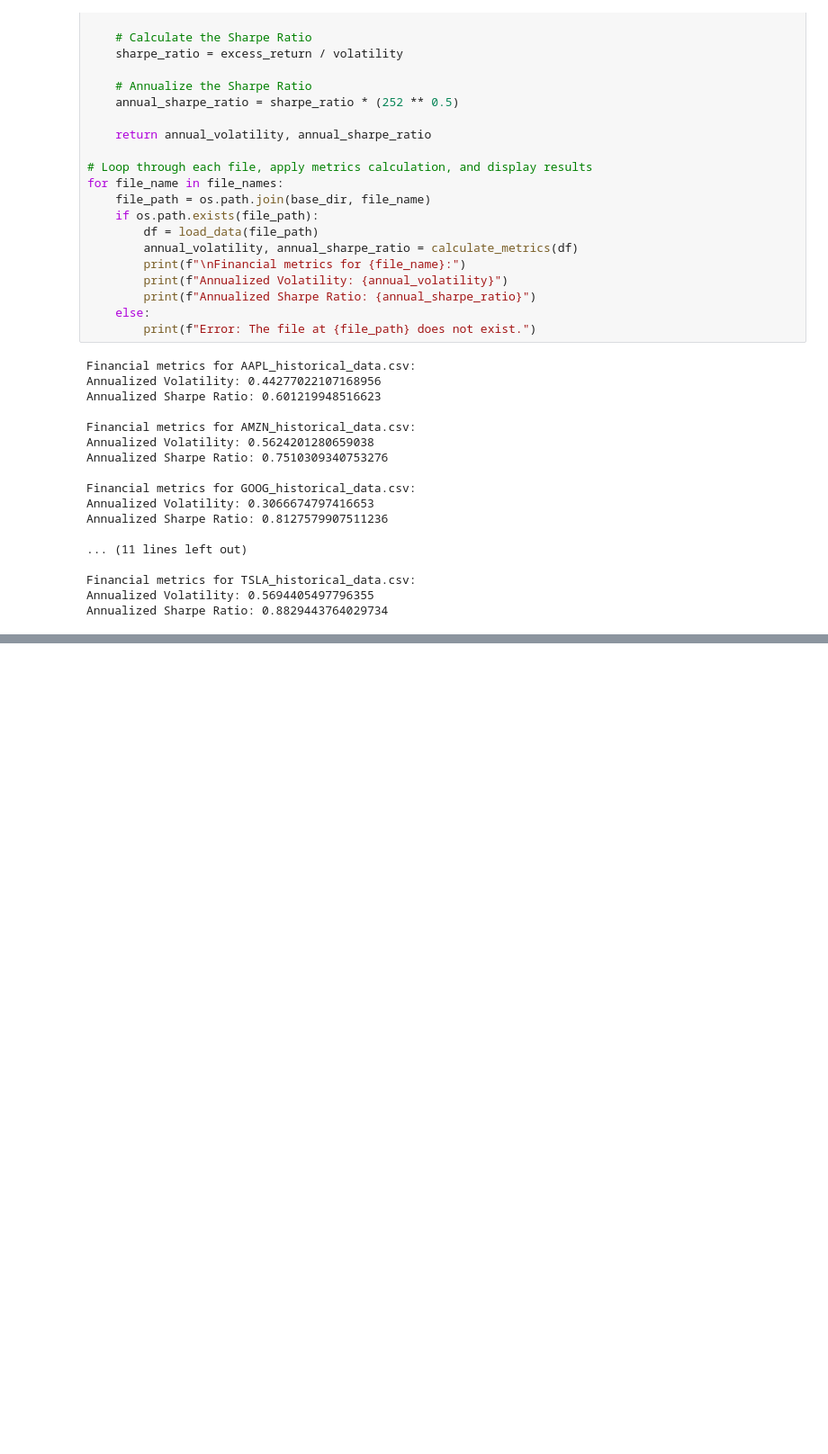
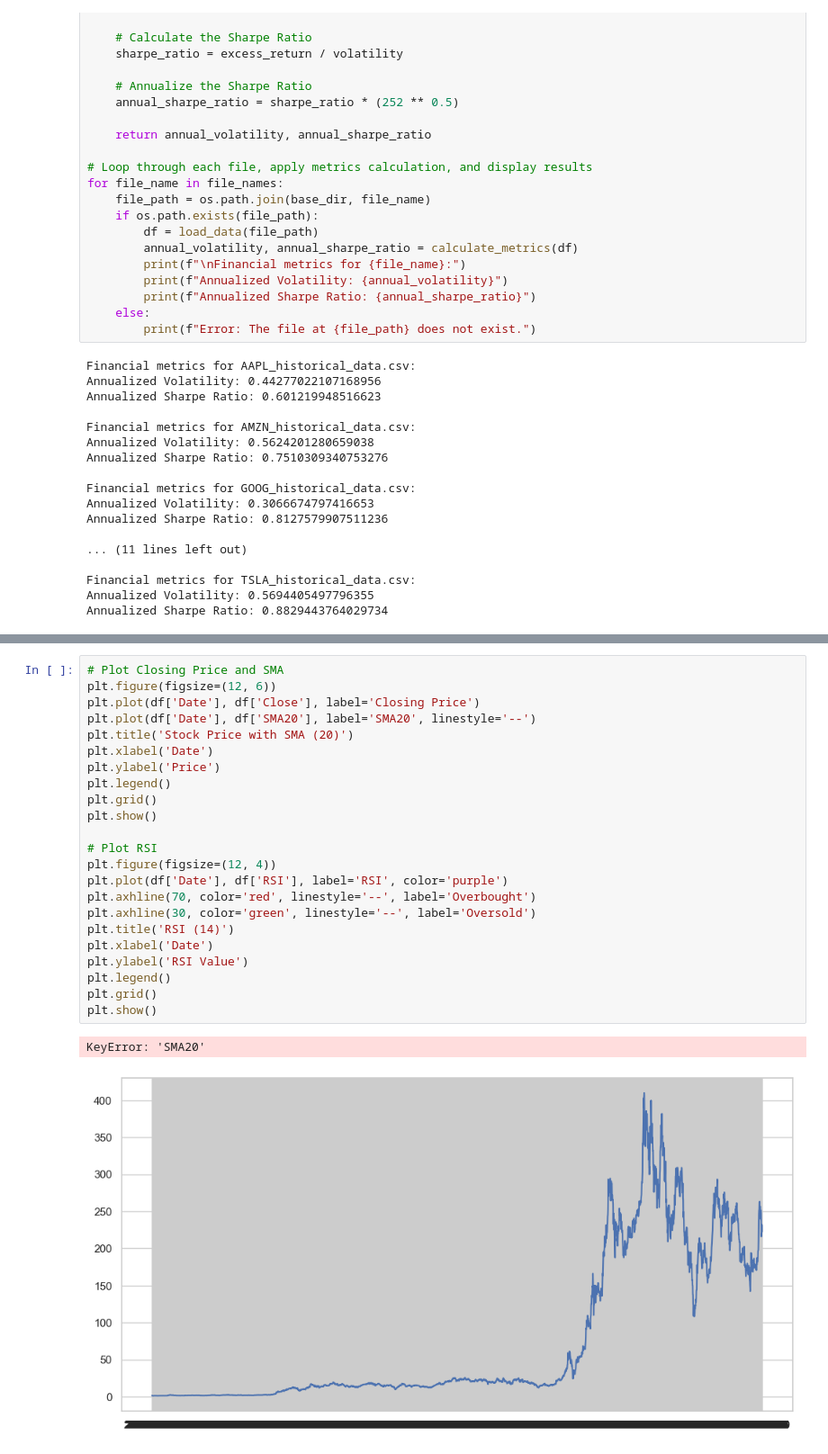
Before and after one commit to YonInsights/Financial-News-Sentiment-Analysis, a Jupyter notebook: notebooks/Financial_analysis.ipynb, the cells around one changed output, grey strips where cells are left out. Shown at 90% size. Drawn from its saved outputs; the diff is of its cells as text; blank space fills up the shorter version.

```diff
--- a/notebooks/Financial_analysis.ipynb
+++ b/notebooks/Financial_analysis.ipynb
@@ -375,0 +387,26 @@ Annualized Sharpe Ratio: 0.8829443764029734
+# %%
+# Plot Closing Price and SMA
+plt.figure(figsize=(12, 6))
+plt.plot(df['Date'], df['Close'], label='Closing Price')
+plt.plot(df['Date'], df['SMA20'], label='SMA20', linestyle='--')
+plt.title('Stock Price with SMA (20)')
+plt.xlabel('Date')
+plt.ylabel('Price')
+plt.legend()
+plt.grid()
+plt.show()
+
+# Plot RSI
+plt.figure(figsize=(12, 4))
+plt.plot(df['Date'], df['RSI'], label='RSI', color='purple')
+plt.axhline(70, color='red', linestyle='--', label='Overbought')
+plt.axhline(30, color='green', linestyle='--', label='Oversold')
+plt.title('RSI (14)')
+plt.xlabel('Date')
+plt.ylabel('RSI Value')
+plt.legend()
+plt.grid()
+plt.show()
+# %% [output]
+KeyError: 'SMA20'
+[figure, added]
```
Also changed, not shown: parts of 2 cells of this notebook.
